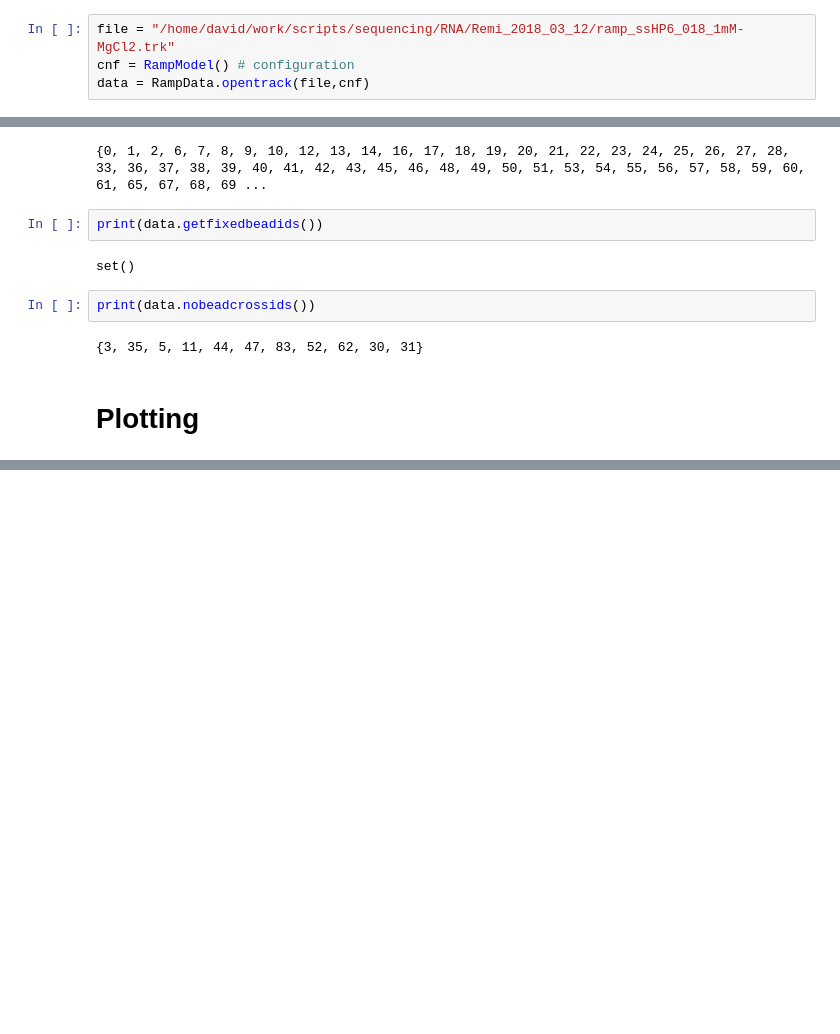
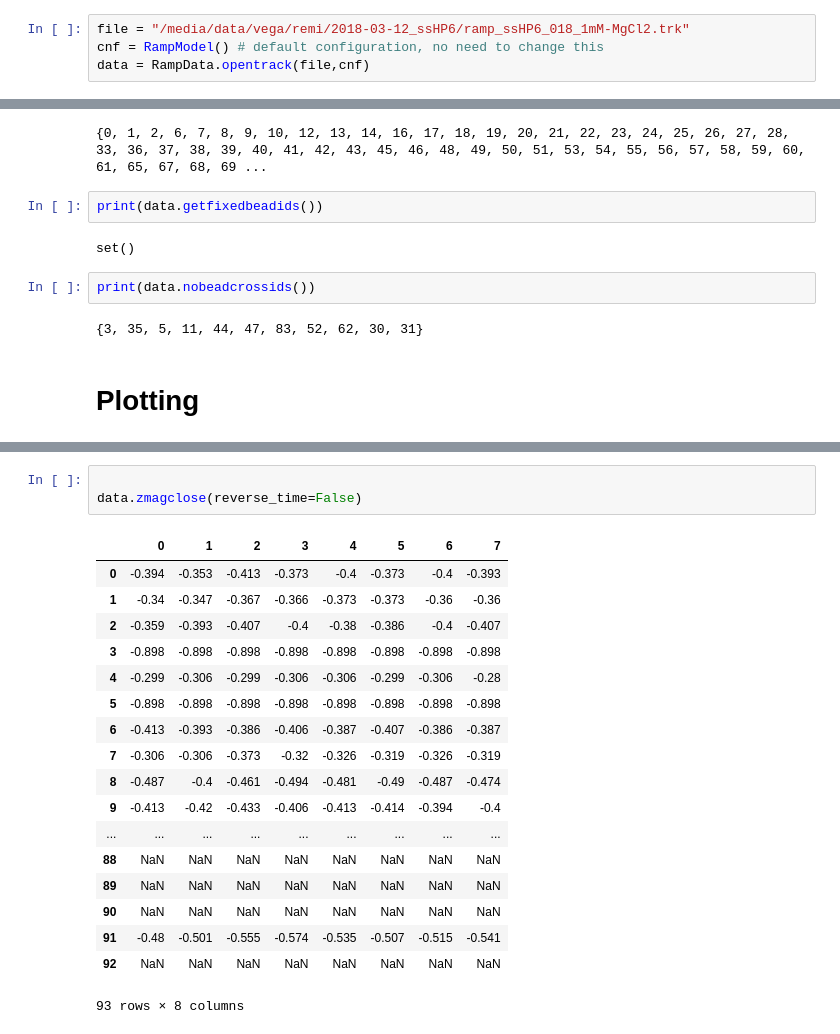
Before and after one commit to depixusgenome/trackanalysis, a Jupyter notebook: analyses/rampanalysis.ipynb, the cells around one changed output, grey strips where cells are left out. Drawn from its saved outputs; the diff is of its cells as text; blank space fills up the shorter version.

```diff
--- a/analyses/rampanalysis.ipynb
+++ b/analyses/rampanalysis.ipynb
@@ -6,8 +6,8 @@ from ramp.ramps import *
 [interactive output not drawn]
 [interactive output not drawn]
 # %%
-file = "/home/david/work/scripts/sequencing/RNA/Remi_2018_03_12/ramp_ssHP6_018_1mM-MgCl2.trk"
-cnf = RampModel() # configuration
+file = "/media/data/vega/remi/2018-03-12_ssHP6/ramp_ssHP6_018_1mM-MgCl2.trk"
+cnf = RampModel() # default configuration, no need to change this
 data = RampData.opentrack(file,cnf)
 # %% [markdown]
 # Bead Categories
@@ -40,0 +59,22 @@ histzmagclose(data,bins=10,range=(-0.5,-0.4))
+# %%
+
+data.zmagclose(reverse_time=False)
+# %% [output]
+|  | 0 | 1 | 2 | 3 | 4 | 5 | 6 | 7 |
+| 0 | -0.394 | -0.353 | -0.413 | -0.373 | -0.4 | -0.373 | -0.4 | -0.393 |
+| 1 | -0.34 | -0.347 | -0.367 | -0.366 | -0.373 | -0.373 | -0.36 | -0.36 |
+| 2 | -0.359 | -0.393 | -0.407 | -0.4 | -0.38 | -0.386 | -0.4 | -0.407 |
+| 3 | -0.898 | -0.898 | -0.898 | -0.898 | -0.898 | -0.898 | -0.898 | -0.898 |
+| 4 | -0.299 | -0.306 | -0.299 | -0.306 | -0.306 | -0.299 | -0.306 | -0.28 |
+| 5 | -0.898 | -0.898 | -0.898 | -0.898 | -0.898 | -0.898 | -0.898 | -0.898 |
+| 6 | -0.413 | -0.393 | -0.386 | -0.406 | -0.387 | -0.407 | -0.386 | -0.387 |
+| 7 | -0.306 | -0.306 | -0.373 | -0.32 | -0.326 | -0.319 | -0.326 | -0.319 |
+| 8 | -0.487 | -0.4 | -0.461 | -0.494 | -0.481 | -0.49 | -0.487 | -0.474 |
+| 9 | -0.413 | -0.42 | -0.433 | -0.406 | -0.413 | -0.414 | -0.394 | -0.4 |
+| ... | ... | ... | ... | ... | ... | ... | ... | ... |
+| 88 | NaN | NaN | NaN | NaN | NaN | NaN | NaN | NaN |
+| 89 | NaN | NaN | NaN | NaN | NaN | NaN | NaN | NaN |
+| 90 | NaN | NaN | NaN | NaN | NaN | NaN | NaN | NaN |
+| 91 | -0.48 | -0.501 | -0.555 | -0.574 | -0.535 | -0.507 | -0.515 | -0.541 |
+| 92 | NaN | NaN | NaN | NaN | NaN | NaN | NaN | NaN |
+93 rows × 8 columns
```
Also changed, not shown: parts of 6 cells of this notebook.
